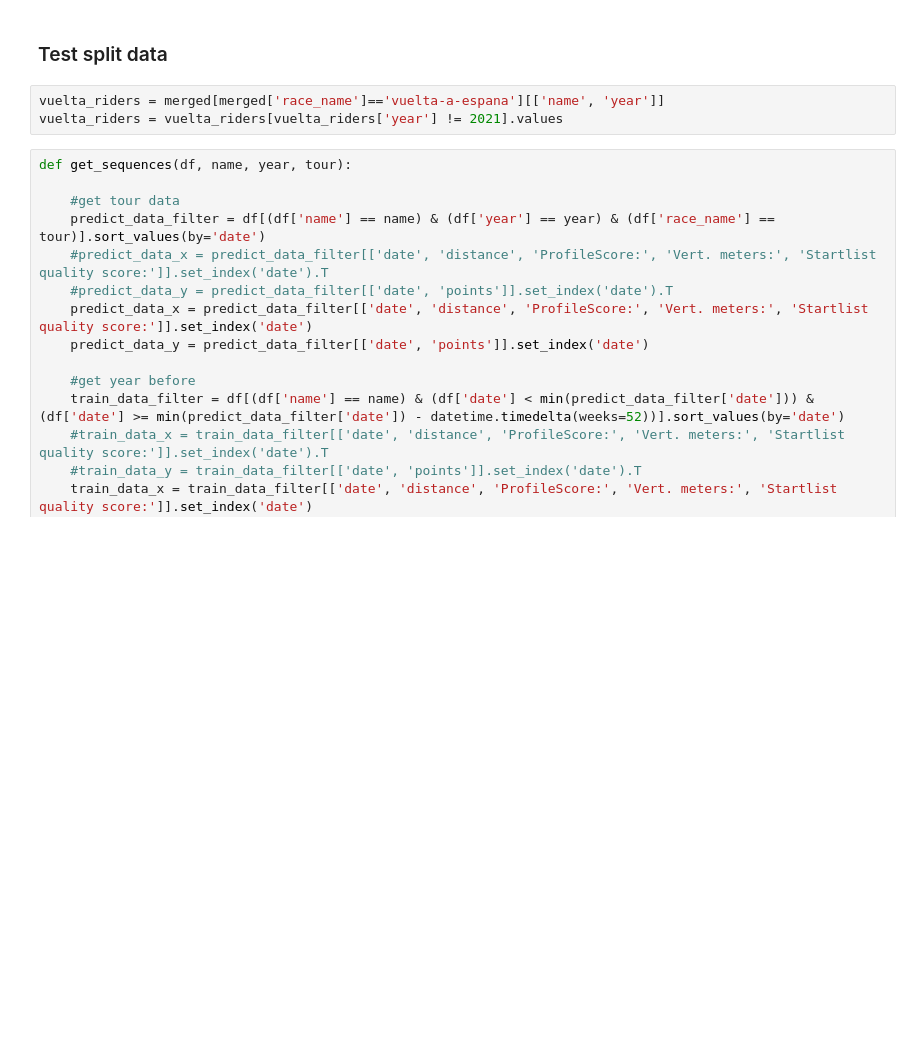
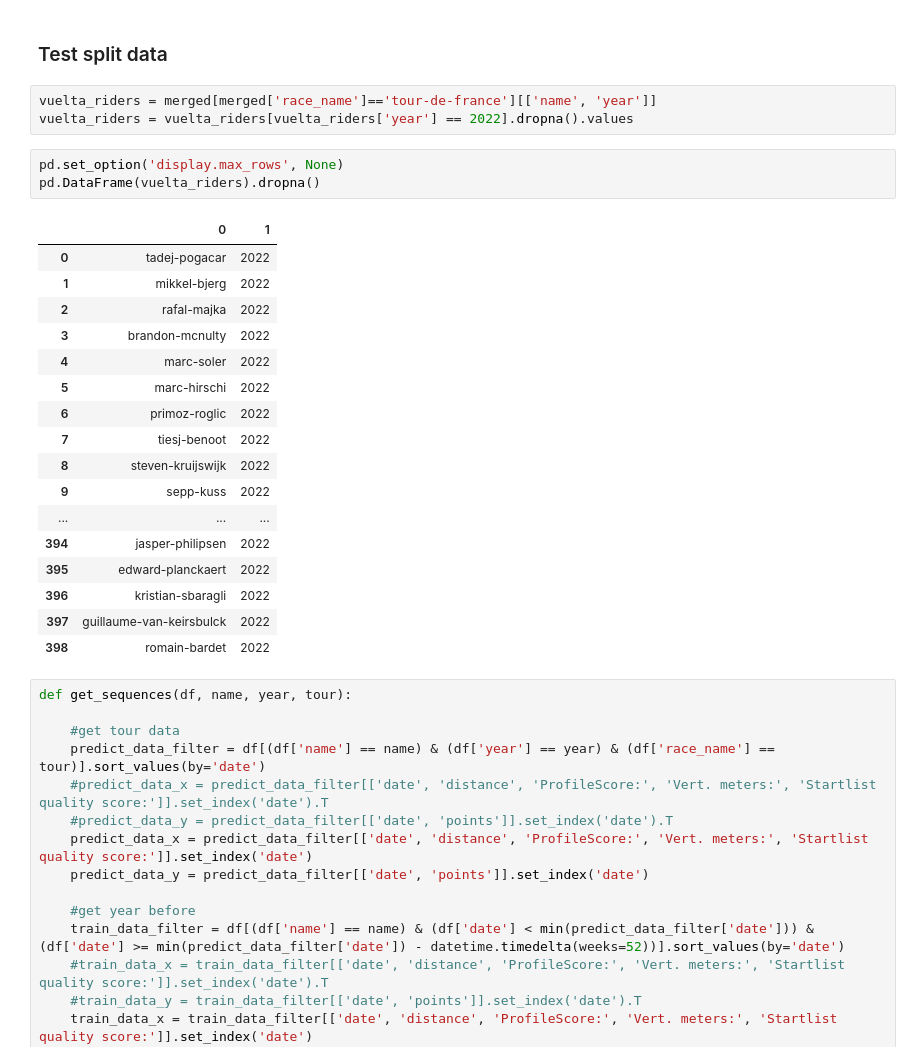
Before and after one commit to Michiel-DK/cycling, a Jupyter notebook: preprocess.ipynb, the cells around one changed output. Cells and saved outputs as stored; diff of their text form; blank space fills up the shorter version.

```diff
--- a/preprocess.ipynb
+++ b/preprocess.ipynb
@@ -322,8 +322,29 @@ merged[['distance', 'ProfileScore:', 'Vert. meters:', 'Startlist quality score:'
 # %% [markdown]
 ### Test split data
 # %%
-vuelta_riders = merged[merged['race_name']=='vuelta-a-espana'][['name', 'year']]
-vuelta_riders = vuelta_riders[vuelta_riders['year'] != 2021].values
+vuelta_riders = merged[merged['race_name']=='tour-de-france'][['name', 'year']]
+vuelta_riders = vuelta_riders[vuelta_riders['year'] == 2022].dropna().values
+# %%
+pd.set_option('display.max_rows', None)
+pd.DataFrame(vuelta_riders).dropna()
+# %% [output]
+|  | 0 | 1 |
+| 0 | tadej-pogacar | 2022 |
+| 1 | mikkel-bjerg | 2022 |
+| 2 | rafal-majka | 2022 |
+| 3 | brandon-mcnulty | 2022 |
+| 4 | marc-soler | 2022 |
+| 5 | marc-hirschi | 2022 |
+| 6 | primoz-roglic | 2022 |
+| 7 | tiesj-benoot | 2022 |
+| 8 | steven-kruijswijk | 2022 |
+| 9 | sepp-kuss | 2022 |
+| ... | ... | ... |
+| 394 | jasper-philipsen | 2022 |
+| 395 | edward-planckaert | 2022 |
+| 396 | kristian-sbaragli | 2022 |
+| 397 | guillaume-van-keirsbulck | 2022 |
+| 398 | romain-bardet | 2022 |
 # %%
 def get_sequences(df, name, year, tour):
 
```
Also changed, not shown: parts of 15 cells of this notebook, 1 other file.
